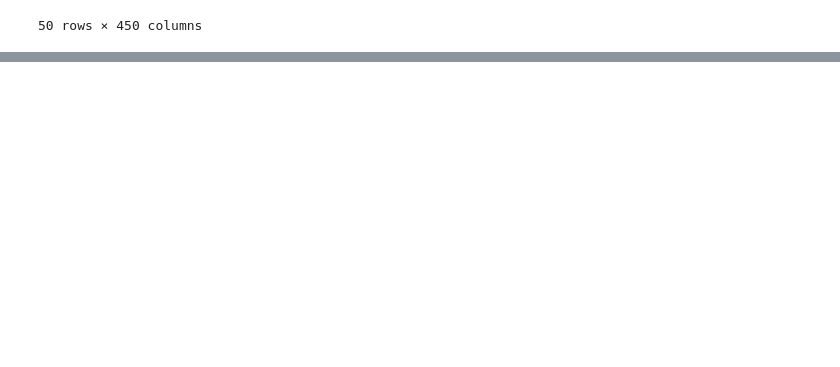
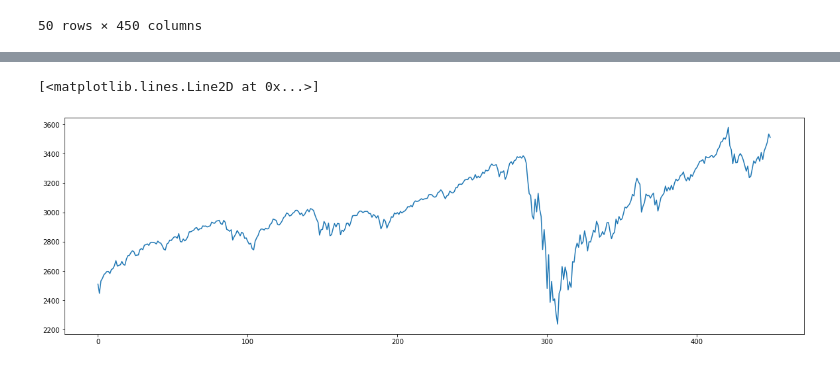
Before and after one commit to cts739337037/intership_tianshu_chu, a Jupyter notebook: autoencoding.ipynb, the cells around one changed output, grey strips where cells are left out. Drawn from its saved outputs; the diff is of its cells as text; code cells hidden in the pictures; blank space fills up the shorter version.

```diff
--- a/autoencoding.ipynb
+++ b/autoencoding.ipynb
@@ -107,0 +158,10 @@ GSPC_pure
+# %%
+GSPC_test = pd.read_csv('GSPC_index_close_test_201922.csv')
+del GSPC_test['Date']
+#GSPC_test=GSPC_test.T
+GSPC_test=GSPC_test[0:450]
+plt.figure(figsize=(20,6))
+plt.plot(GSPC_test)
+# %% [output]
+[<matplotlib.lines.Line2D at 0x...>]
+[figure, added]
```
Also changed, not shown: parts of 24 cells of this notebook, 5 other files.
